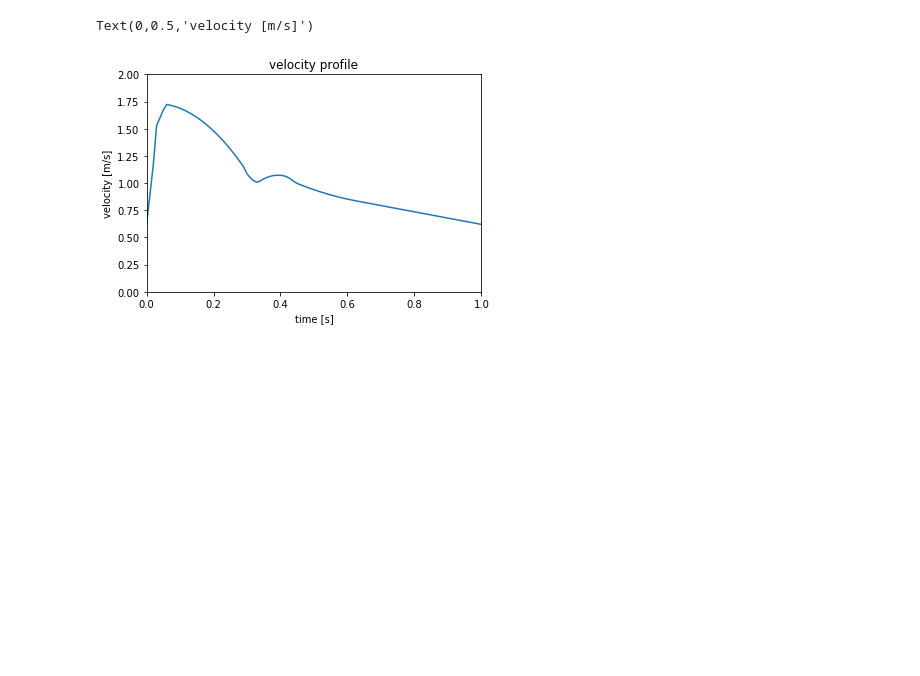
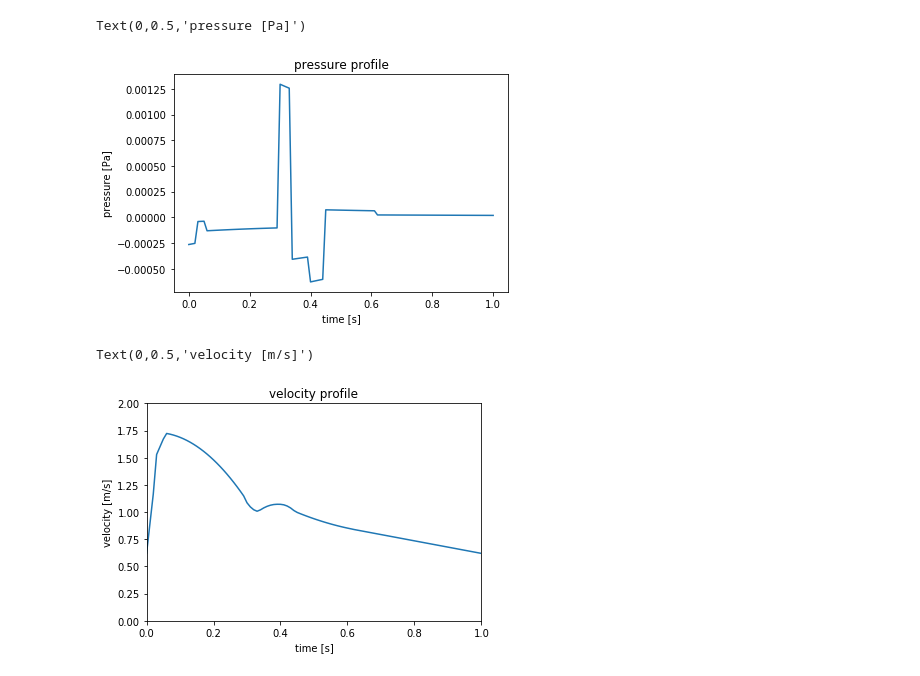
Before and after one commit to natalia0504/ARTERY_boundary_conditions, a Jupyter notebook: velocity_profile_approximation.ipynb, the cells around one changed output. Cells and saved outputs as stored; diff of their text form; code cells hidden in the pictures; blank space fills up the shorter version.

```diff
--- a/velocity_profile_approximation.ipynb
+++ b/velocity_profile_approximation.ipynb
@@ -276,3 +283,13 @@ SyntaxError: invalid syntax (<ipython-input-155-e0d671d9067e>, line 134)
+# %%
+plt.plot(time, p_profile)
+#plt.ylim(0,2)
+#plt.xlim(0, 1)
+plt.title('pressure profile')
+plt.xlabel('time [s]')
+plt.ylabel('pressure [Pa]')
+# %% [output]
+Text(0,0.5,'pressure [Pa]')
+[figure, added]
 # %%
 plt.plot(time, v_profile)
 plt.ylim(0,2)
```
Also changed, not shown: parts of 3 cells of this notebook.
